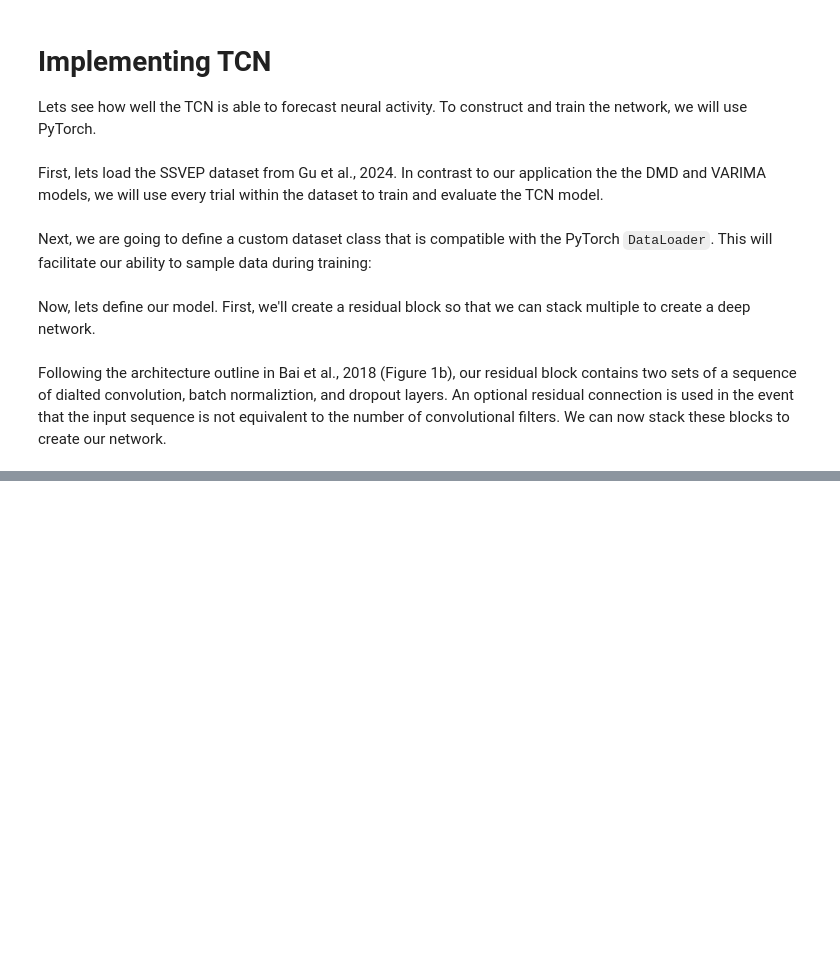
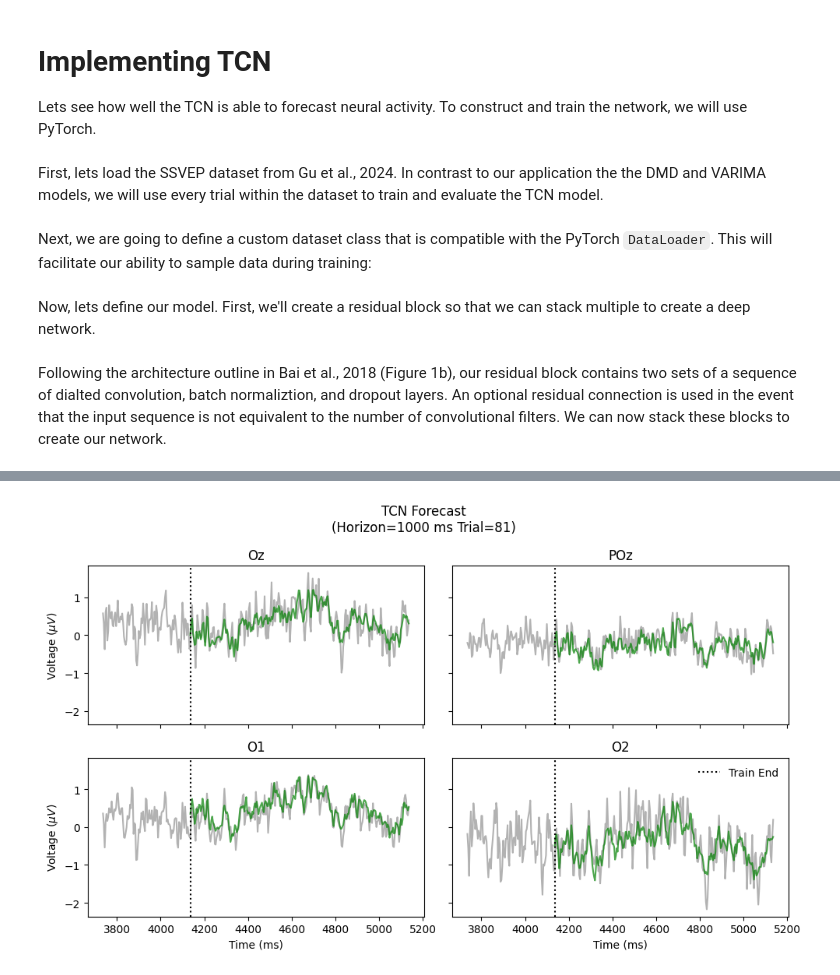
Before and after one commit to jggarrett23/EEG_Forecast_Book, a Jupyter notebook: docs/TCN.ipynb, the cells around one changed output, grey strips where cells are left out. Saved outputs shown, nothing was run; the diff lists cells and outputs as text; code cells hidden in the pictures; blank space fills up the shorter version.

Commit message:
generate forecasts

```diff
--- a/docs/TCN.ipynb
+++ b/docs/TCN.ipynb
@@ -226,0 +376,27 @@ Here, we are stacking multiple TCN residual blocks to create our network. You'll
+# %%
+# Plot single trial performance
+fig, axs = plt.subplots(nrows=2, ncols=2, figsize=(10, 6), dpi=100, sharex=True, sharey=True)
+trial_idx = 80
+time_plot_buffer = 100 # make visualization easier
+axs = axs.ravel()
+for i, c in enumerate(['Oz', 'POz', 'O1', 'O2']):
+
+    axs[i].plot(t[-(HORIZON+time_plot_buffer):], X_test.cpu().numpy()[trial_idx, ssvep_chans_dict[c], -(HORIZON+time_plot_buffer):], color='k', alpha=0.3)
+    axs[i].plot(t[-HORIZON:], predictions[trial_idx, ssvep_chans_dict[c], :], color='g', alpha=0.7)
+    axs[i].set_title(c)
+    axs[i].axvline(t[-HORIZON], color='black', linestyle=':', label='Train End')
+
+    if i > 1:
+        axs[i].set_xlabel('Time (ms)')
+
+    if i in [0, 2]:
+        axs[i].set_ylabel(r'Voltage ($\mu V$)')
+
+    if i==3:
+        axs[i].legend(frameon=False)
+
+plt.suptitle(f'TCN Forecast\n(Horizon={HORIZON_MS} ms Trial={trial_idx+1})')
+plt.tight_layout()
+plt.show()
+# %% [output]
+[figure, added]
```
Also changed, not shown: parts of 22 cells of this notebook.
